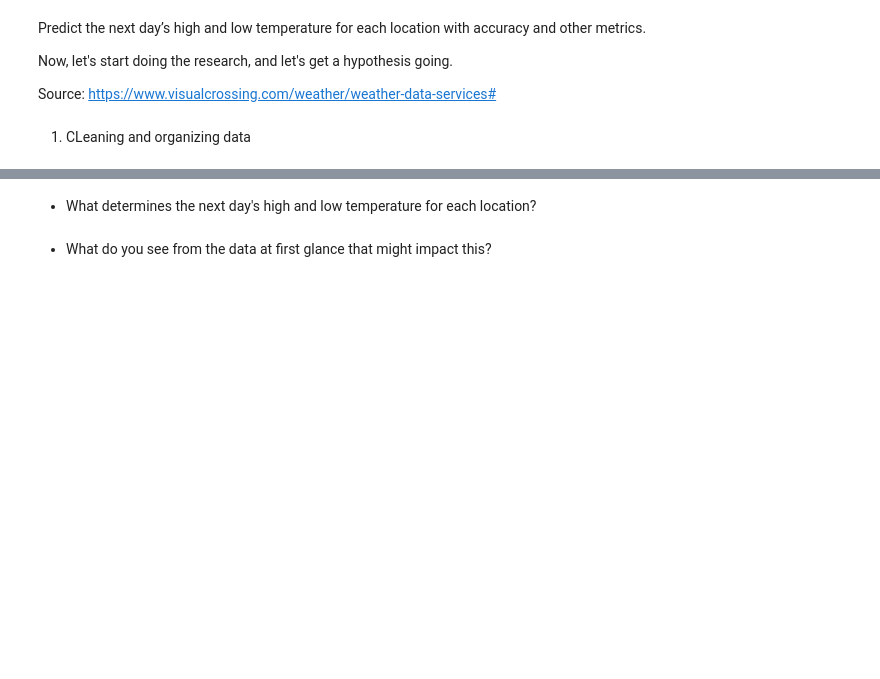
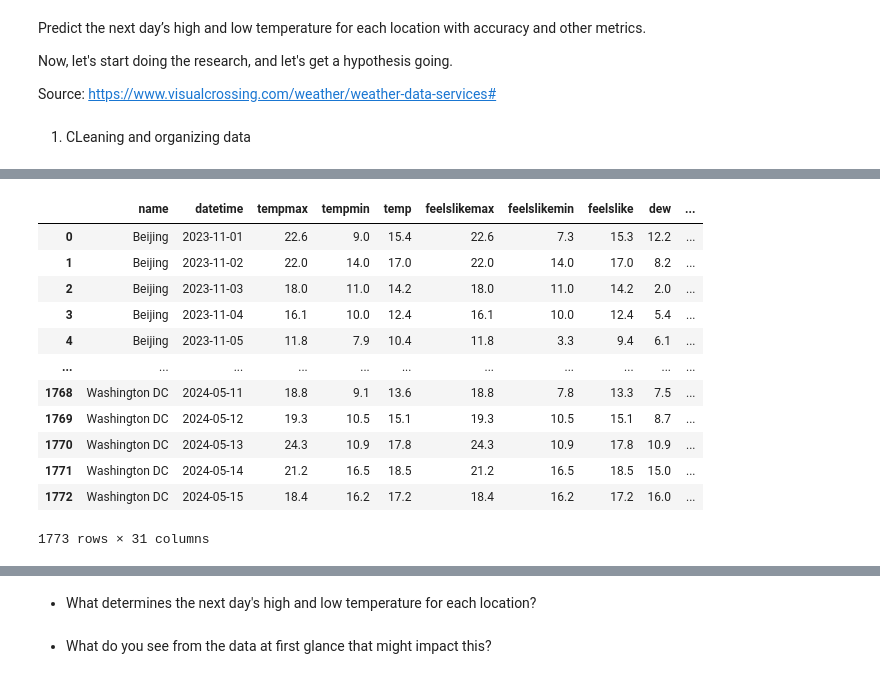
Before and after one commit to Laizra/Weather_prediction, a Jupyter notebook: weather.ipynb, the cells around one changed output, grey strips where cells are left out. Saved outputs shown, nothing was run; the diff lists cells and outputs as text; code cells hidden in the pictures; blank space fills up the shorter version.

```diff
--- a/weather.ipynb
+++ b/weather.ipynb
@@ -41,0 +146,17 @@ dtype: int64
+# %%
+weather["target"] = weather.shift(-1)["tempmax"]
+weather
+# %% [output]
+|  | name | datetime | tempmax | tempmin | temp | feelslikemax | feelslikemin | feelslike | dew | ... |
+| 0 | Beijing | 2023-11-01 | 22.6 | 9.0 | 15.4 | 22.6 | 7.3 | 15.3 | 12.2 | ... |
+| 1 | Beijing | 2023-11-02 | 22.0 | 14.0 | 17.0 | 22.0 | 14.0 | 17.0 | 8.2 | ... |
+| 2 | Beijing | 2023-11-03 | 18.0 | 11.0 | 14.2 | 18.0 | 11.0 | 14.2 | 2.0 | ... |
+| 3 | Beijing | 2023-11-04 | 16.1 | 10.0 | 12.4 | 16.1 | 10.0 | 12.4 | 5.4 | ... |
+| 4 | Beijing | 2023-11-05 | 11.8 | 7.9 | 10.4 | 11.8 | 3.3 | 9.4 | 6.1 | ... |
+| ... | ... | ... | ... | ... | ... | ... | ... | ... | ... | ... |
+| 1768 | Washington DC | 2024-05-11 | 18.8 | 9.1 | 13.6 | 18.8 | 7.8 | 13.3 | 7.5 | ... |
+| 1769 | Washington DC | 2024-05-12 | 19.3 | 10.5 | 15.1 | 19.3 | 10.5 | 15.1 | 8.7 | ... |
+| 1770 | Washington DC | 2024-05-13 | 24.3 | 10.9 | 17.8 | 24.3 | 10.9 | 17.8 | 10.9 | ... |
+| 1771 | Washington DC | 2024-05-14 | 21.2 | 16.5 | 18.5 | 21.2 | 16.5 | 18.5 | 15.0 | ... |
+| 1772 | Washington DC | 2024-05-15 | 18.4 | 16.2 | 17.2 | 18.4 | 16.2 | 17.2 | 16.0 | ... |
+1773 rows × 31 columns
```
Also changed, not shown: parts of 17 cells of this notebook.
